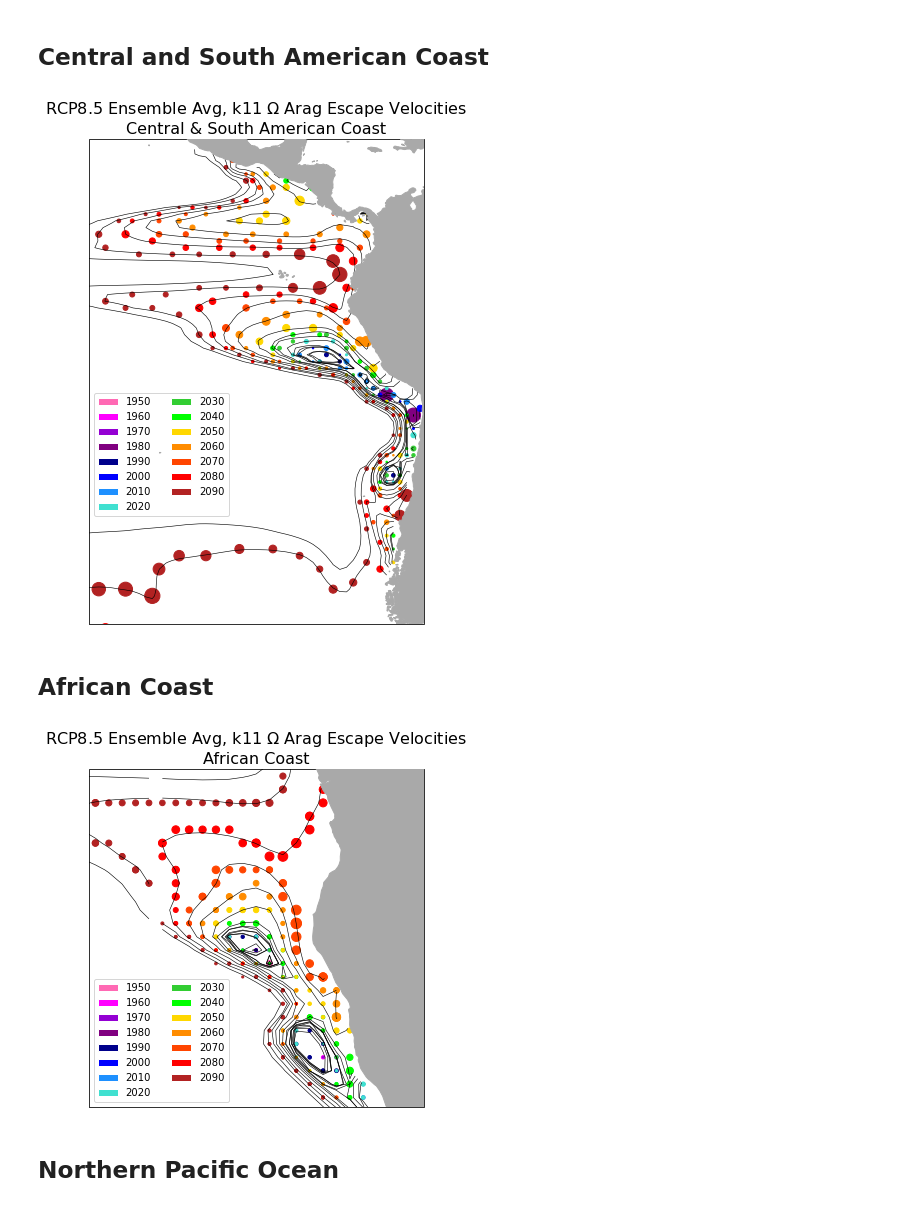
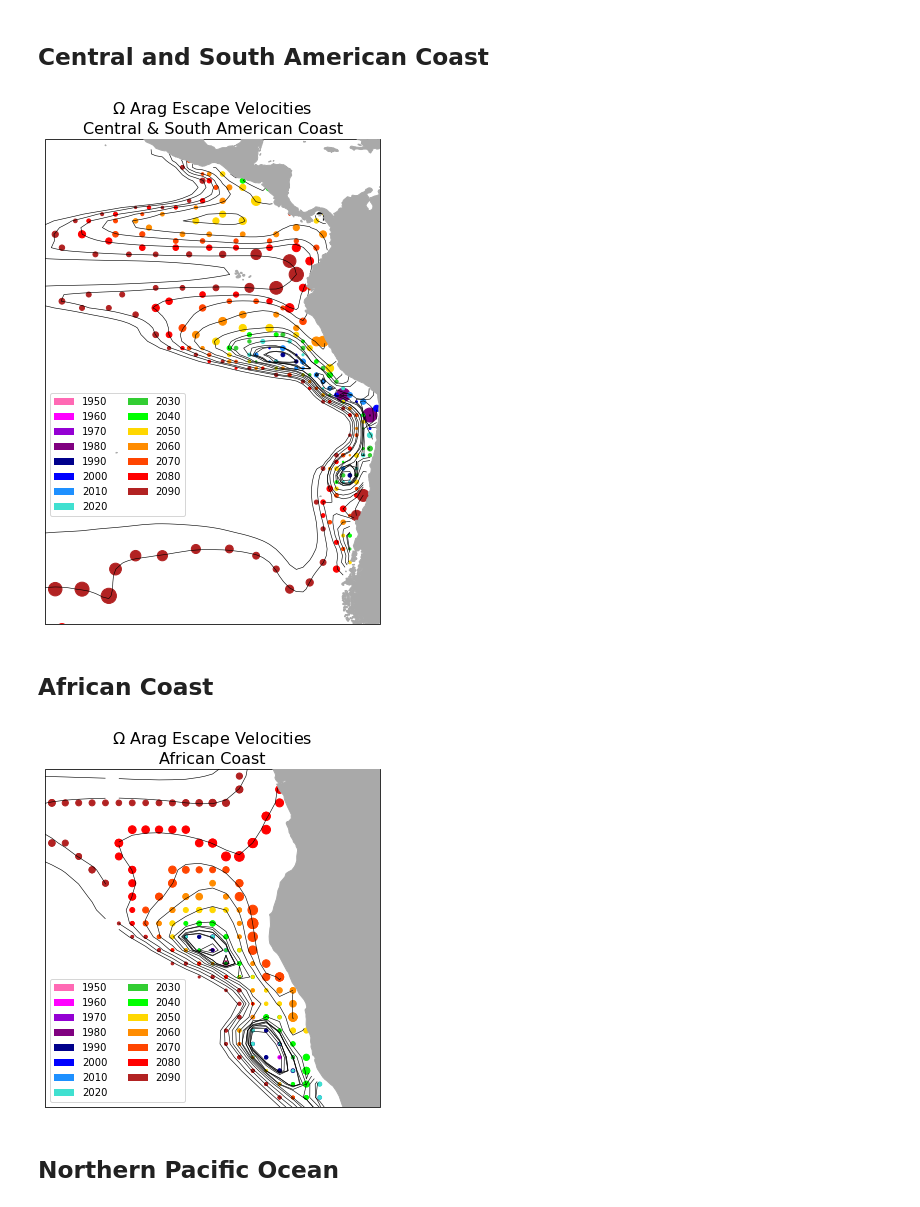
Before and after one commit to chazbethelbrescia/pei2020, a Jupyter notebook: notebooks/Climate_Velocities/oa_rcp85_k11_escvel.ipynb, the cells around one changed output. Drawn from its saved outputs; the diff is of its cells as text; code cells hidden in the pictures.

Commit message:
Refining plots

```diff
--- a/notebooks/Climate_Velocities/oa_rcp85_k11_escvel.ipynb
+++ b/notebooks/Climate_Velocities/oa_rcp85_k11_escvel.ipynb
@@ -439,35 +440,35 @@ fig.savefig('./oa_escvel_figs/RCP85/oa_k11_esc_dots')
 fig, ax = plt.subplots(figsize=[6,9],
                                subplot_kw={'projection':src})
 
 n = 5  # plot every n points
 
 # Decadal contours up to interval before end of simulation
 c=0
 for i in range(0, vel_data_range, interval):
     # Plot Omega Arag undersaturation contours for each decade
     cs = ax.contour(lon,lat,da_oa_mean[i],levels=clevs,
                     colors='black',linewidths=lwidth,transform=src)
 
     # Plot dots with escape velocity magnitude
     ax.scatter(list_xcoords[i][::n], list_ycoords[i][::n],
                s=list_escvel[i][::n],
                color=colors[c],transform=src)
     c+=1
 
 # Plot final decade contour
 cs = ax.contour(lon,lat,da_oa_mean[num_contours-1],levels=clevs,
                     colors='black',linewidths=lwidth,transform=src)
 
 ax.legend(handles=legend_years[:-1], loc='center left',bbox_to_anchor=(0,0.35),ncol=2)
-ax.set_title('RCP8.5 Ensemble Avg, k11 $\Omega$ Arag Escape Velocities\nCentral & South American Coast',
+ax.set_title('$\Omega$ Arag Escape Velocities\nCentral & South American Coast',
              fontsize=16)
 ax.add_feature(cfeature.LAND,zorder=10,facecolor='darkgray')
 extents = [-120,-70,-50,18]  # [x0,x1,y0,y1]
 ax.set_extent(extents)
 
 fig.savefig('./oa_escvel_figs/RCP85/oa_k11_esc_dots_america')
 # %% [output]
-[figure, old version]
+[figure, new version]
 # %% [markdown]
 ## African Coast
 # %%
@@ -495,14 +496,14 @@ cs = ax.contour(lon,lat,da_oa_mean[num_contours-1],levels=clevs,
                     colors='black',linewidths=lwidth,transform=src)
 
 ax.legend(handles=legend_years[:-1], loc='lower left',ncol=2)
-ax.set_title('RCP8.5 Ensemble Avg, k11 $\Omega$ Arag Escape Velocities\nAfrican Coast',
+ax.set_title('$\Omega$ Arag Escape Velocities\nAfrican Coast',
              fontsize=16)
 ax.add_feature(cfeature.LAND,zorder=10,facecolor='darkgray')
 extents = [-5,20,-30,-5]  # [x0,x1,y0,y1]
 ax.set_extent(extents)
 fig.savefig('./oa_escvel_figs/RCP85/oa_k11_esc_dots_africa')
 # %% [output]
-[figure, old version]
+[figure, new version]
 # %% [markdown]
 ## Northern Pacific Ocean
 # %%
```
Also changed, not shown: parts of 9 cells of this notebook, 12 other files.
